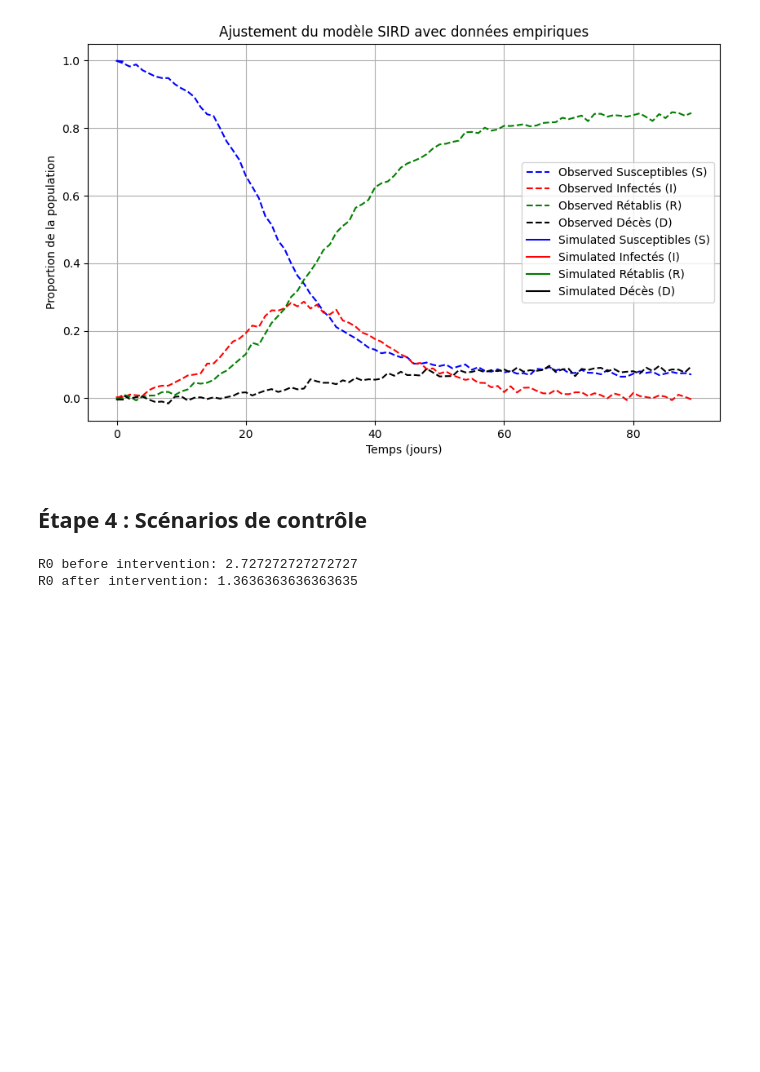
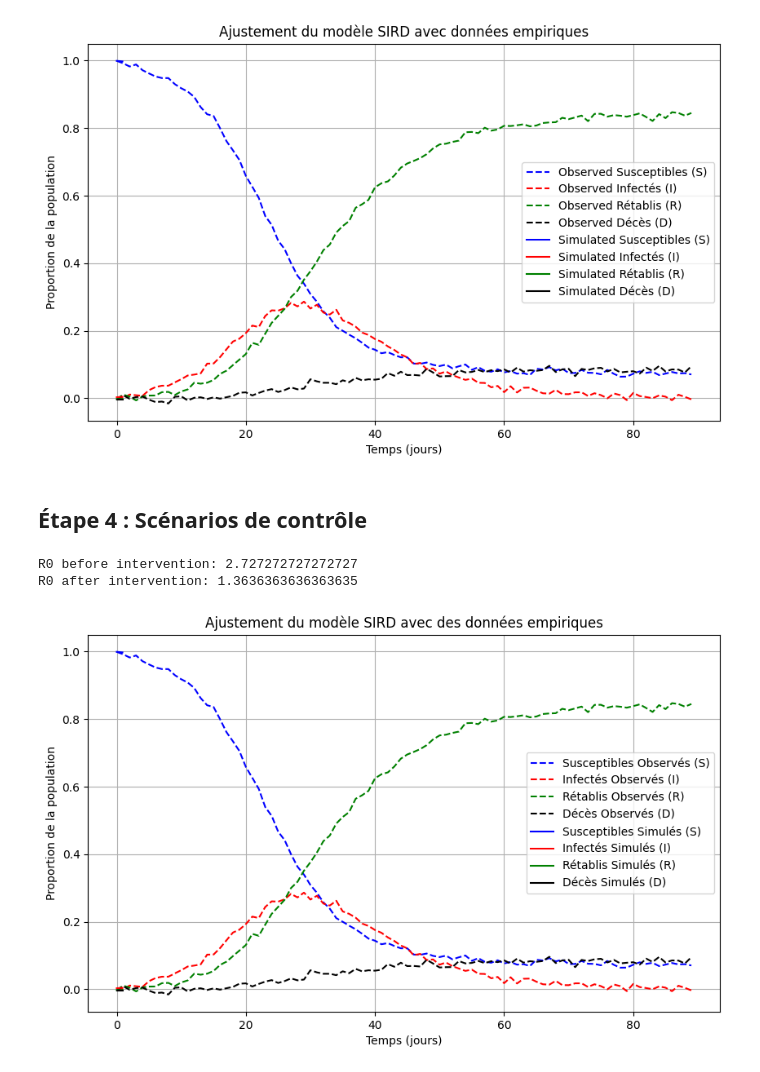
Before and after one commit to coffeeaddictt/SIRD_model, a Jupyter notebook: modèle_épidémiologique_SIRD.ipynb, the cells around one changed output. Cells and saved outputs as stored; diff of their text form; code cells hidden in the pictures; blank space fills up the shorter version.

```diff
--- a/modèle_épidémiologique_SIRD.ipynb
+++ b/modèle_épidémiologique_SIRD.ipynb
@@ -157,30 +157,58 @@ gamma = 0.1  # recovery rate
 mu = 0.01  # mortality rate
 S0, I0, R0, D0 = 0.99, 0.01, 0, 0  # initial populations
 days = 100  # number of days to simulate
 step = 1  # time step for the simulation
 
 # calculate R0 before and after intervention
 R0_before = calculate_R0(beta, gamma, mu)
 print("R0 before intervention:", R0_before)
 
 beta_after = beta * 0.5  # reduce beta by 50% for intervention
 R0_after = calculate_R0(beta_after, gamma, mu)
 print("R0 after intervention:", R0_after)
 
 
 # SIRD simulation function
 def simulate_sird(beta, gamma, mu, S0, I0, R0, D0, days):
     S, I, R, D = [S0], [I0], [R0], [D0]
     for _ in range(days):
         new_infected = beta * S[-1] * I[-1]
         new_recovered = gamma * I[-1]
         new_deaths = mu * I[-1]
 
         S.append(S[-1] - new_infected)
         I.append(I[-1] + new_infected - new_recovered - new_deaths)
         R.append(R[-1] + new_recovered)
         D.append(D[-1] + new_deaths)
     return S, I, R, D
+
+# simulating without intervention
+S_no, I_no, R_no, D_no = simulate_sird(beta, gamma, mu, S0, I0, R0, D0, days)
+
+# simulating with intervention
+S_with, I_with, R_with, D_with = simulate_sird(beta_after, gamma, mu, S0, I0, R0, D0, days)
+
+# plot results
+time = list(range(days + 1))
+
+plt.figure(figsize=(10, 6))
+plt.plot(temps, S_obs, 'b--', label="Susceptibles Observés (S)")
+plt.plot(temps, I_obs, 'r--', label="Infectés Observés (I)")
+plt.plot(temps, R_obs, 'g--', label="Rétablis Observés (R)")
+plt.plot(temps, D_obs, 'k--', label="Décès Observés (D)")
+
+plt.plot(t[:len(S_obs)], S_sim[:len(S_obs)], 'b', label="Susceptibles Simulés (S)")
+plt.plot(t[:len(I_obs)], I_sim[:len(I_obs)], 'r', label="Infectés Simulés (I)")
+plt.plot(t[:len(R_obs)], R_sim[:len(R_obs)], 'g', label="Rétablis Simulés (R)")
+plt.plot(t[:len(D_obs)], D_sim[:len(D_obs)], 'k', label="Décès Simulés (D)")
+
+plt.xlabel("Temps (jours)")
+plt.ylabel("Proportion de la population")
+plt.title("Ajustement du modèle SIRD avec des données empiriques")
+plt.legend()
+plt.grid()
+plt.show()
 # %% [output]
 R0 before intervention: 2.727272727272727
 R0 after intervention: 1.3636363636363635
+[figure, added]
```
